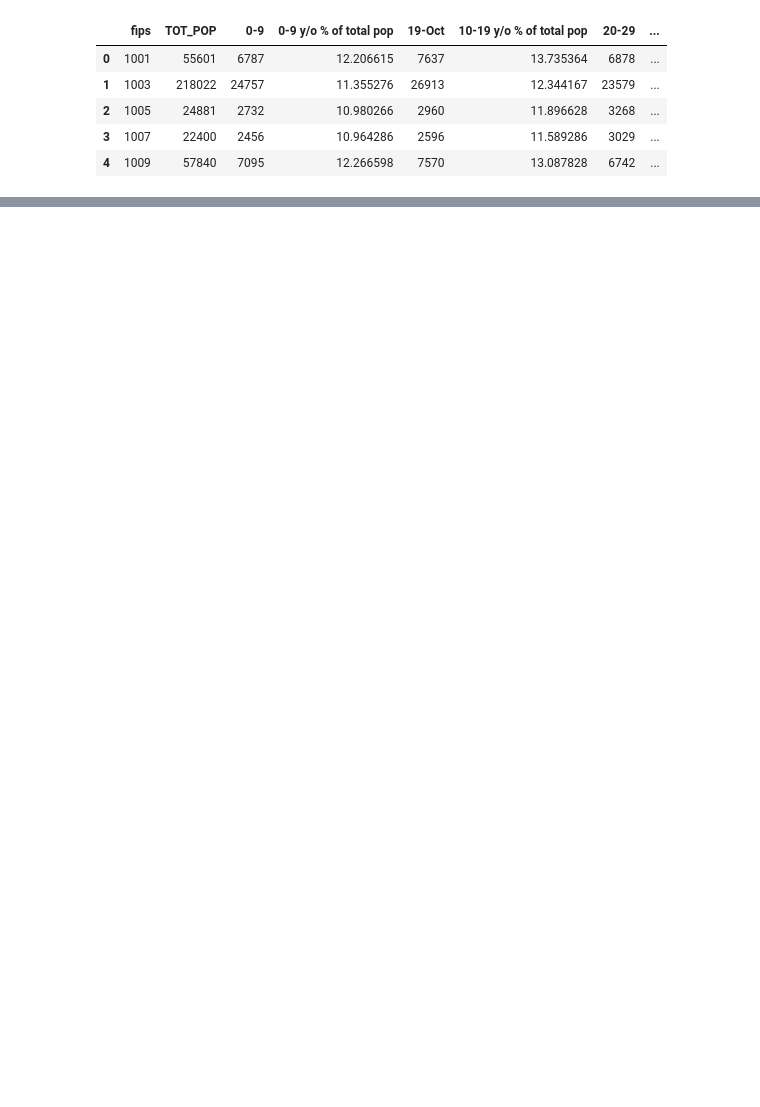
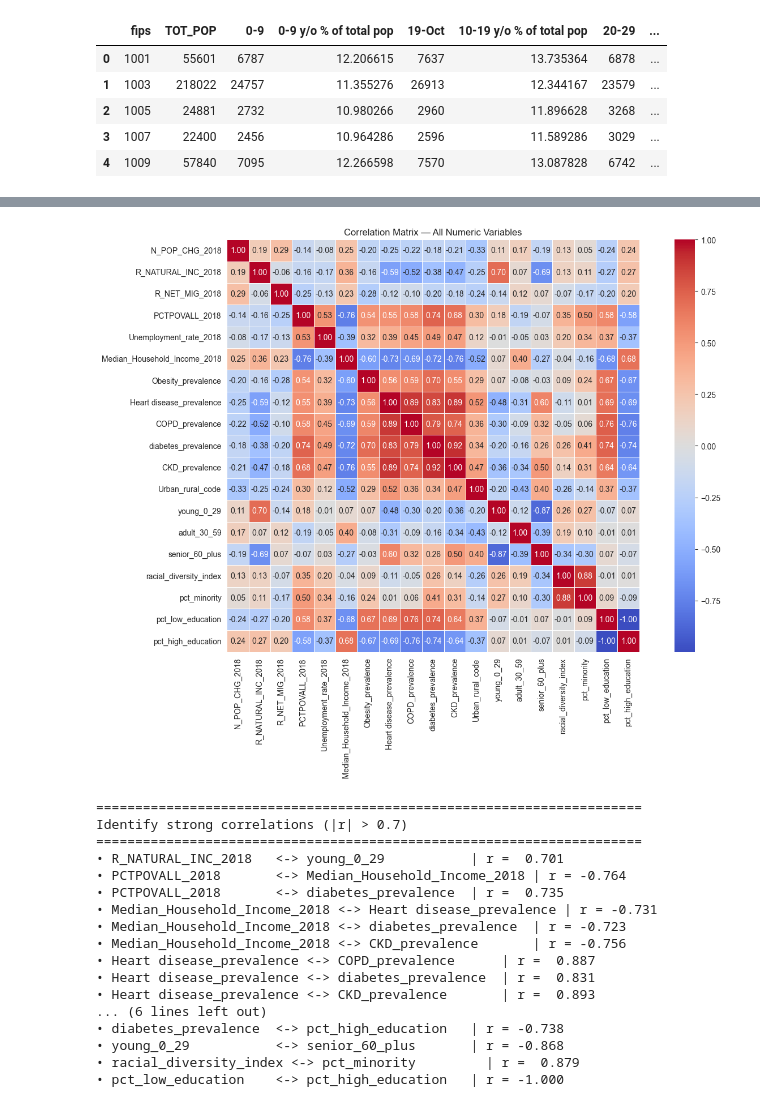
Before and after one commit to 4geeksacademy/abgonzalez-introduction-machine-learning, a Jupyter notebook: src/03-linear-regression-reg-demographic-health-data.ipynb, the cells around one changed output, grey strips where cells are left out. Saved outputs shown, nothing was run; the diff lists cells and outputs as text; code cells hidden in the pictures; blank space fills up the shorter version.

```diff
--- a/src/03-linear-regression-reg-demographic-health-data.ipynb
+++ b/src/03-linear-regression-reg-demographic-health-data.ipynb
@@ -83,0 +1286,9 @@ df.head()
+# %%
+cols_to_drop = [
+    'fips',                    # Geographic ID only
+    'TOT_POP',                 # Raw count, not normalized
+]
+
+df_clean = df_clean.drop(columns=[c for c in cols_to_drop if c in df_clean.columns])
+print(f"Final shape: {df_clean.shape}")
+print(f"Remaining columns: {df_clean.columns.tolist()}")
@@ -83,0 +1306,9 @@ df.head()
+# %%
+# Identify numeric and categorical features
+numeric_features = df_clean.select_dtypes(include=[np.number]).columns.tolist()
+categorical_features = df_clean.select_dtypes(include=['object', 'category']).columns.tolist()
+
+print(f"Numeric Features ({len(numeric_features)}):")
+print(numeric_features)
+print(f"\nCategorical Features ({len(categorical_features)}):")
+print(categorical_features)
@@ -83,0 +1587,5 @@ df.head()
+# %%
+# Correlation matrix
+correlation_matrix = df_clean[numeric_features].corr()
+print("Correlation Matrix:")
+display(correlation_matrix)
@@ -83,0 +1611,37 @@ df.head()
+# %%
+corr_matrix = df_clean.select_dtypes(include=[np.number]).corr()
+
+plt.figure(figsize=(14, 10))
+sns.heatmap(corr_matrix, annot=True, fmt='.2f', cmap='coolwarm',
+            center=0, square=True, linewidths=0.5)
+plt.title('Correlation Matrix — All Numeric Variables')
+plt.tight_layout()
+plt.show()
+
+# Identify strong correlations
+print("\n" + "="*70)
+print("Identify strong correlations (|r| > 0.7)")
+print("="*70)
+for i in range(len(correlation_matrix.columns)):
+    for j in range(i+1, len(correlation_matrix.columns)):
+        if abs(correlation_matrix.iloc[i, j]) > 0.7:
+            print(f"• {correlation_matrix.columns[i]:20} <-> {correlation_matrix.columns[j]:20} | r = {correlation_matrix.iloc[i, j]:>6.3f}")
+# %% [output]
+[figure, added]
+======================================================================
+Identify strong correlations (|r| > 0.7)
+======================================================================
+• R_NATURAL_INC_2018   <-> young_0_29           | r =  0.701
+• PCTPOVALL_2018       <-> Median_Household_Income_2018 | r = -0.764
+• PCTPOVALL_2018       <-> diabetes_prevalence  | r =  0.735
+• Median_Household_Income_2018 <-> Heart disease_prevalence | r = -0.731
+• Median_Household_Income_2018 <-> diabetes_prevalence  | r = -0.723
+• Median_Household_Income_2018 <-> CKD_prevalence       | r = -0.756
+• Heart disease_prevalence <-> COPD_prevalence      | r =  0.887
+• Heart disease_prevalence <-> diabetes_prevalence  | r =  0.831
+• Heart disease_prevalence <-> CKD_prevalence       | r =  0.893
+... (6 lines left out)
+• diabetes_prevalence  <-> pct_high_education   | r = -0.738
+• young_0_29           <-> senior_60_plus       | r = -0.868
+• racial_diversity_index <-> pct_minority         | r =  0.879
+• pct_low_education    <-> pct_high_education   | r = -1.000
```
Also changed, not shown: parts of 96 cells of this notebook, 1 other file.
